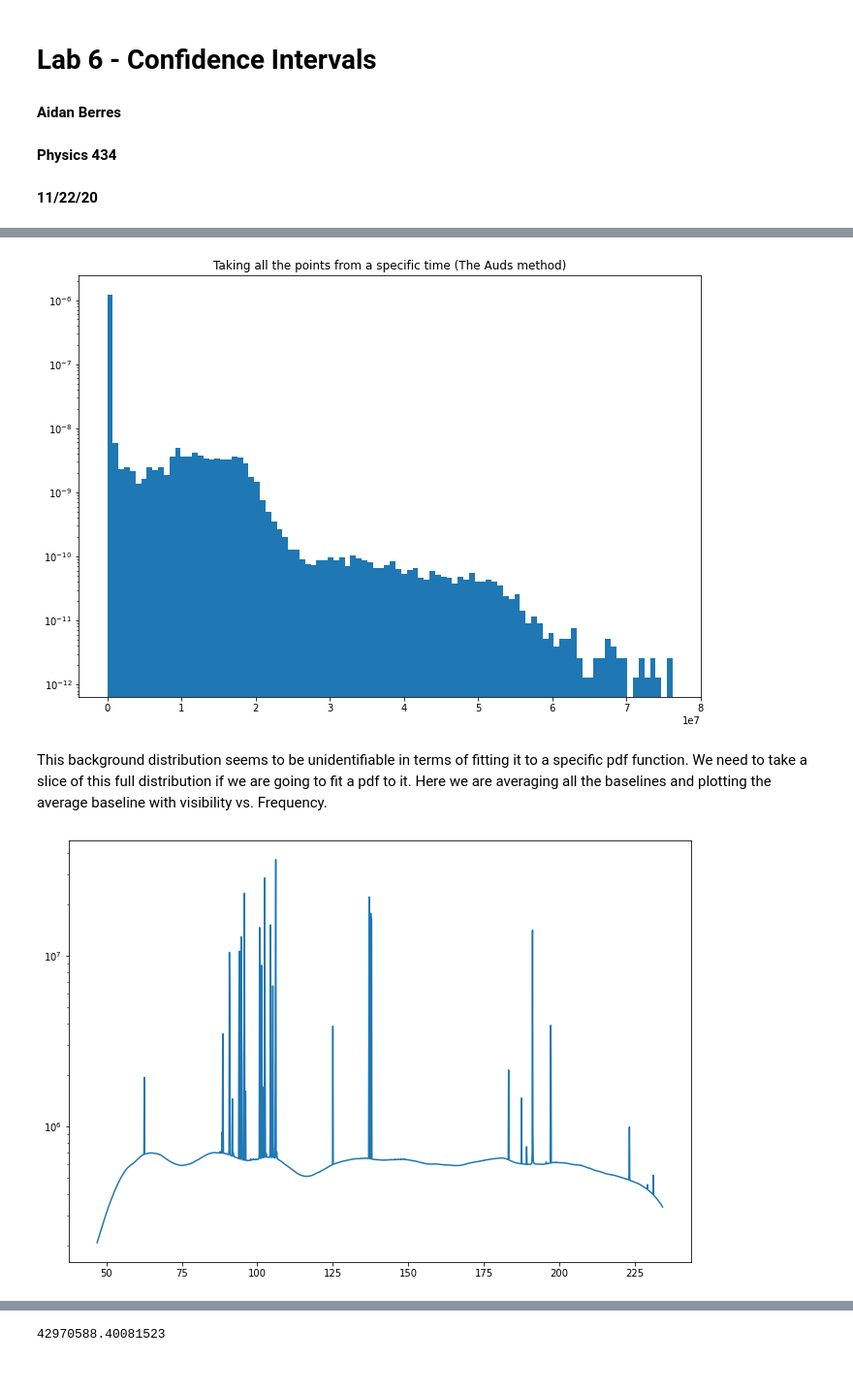
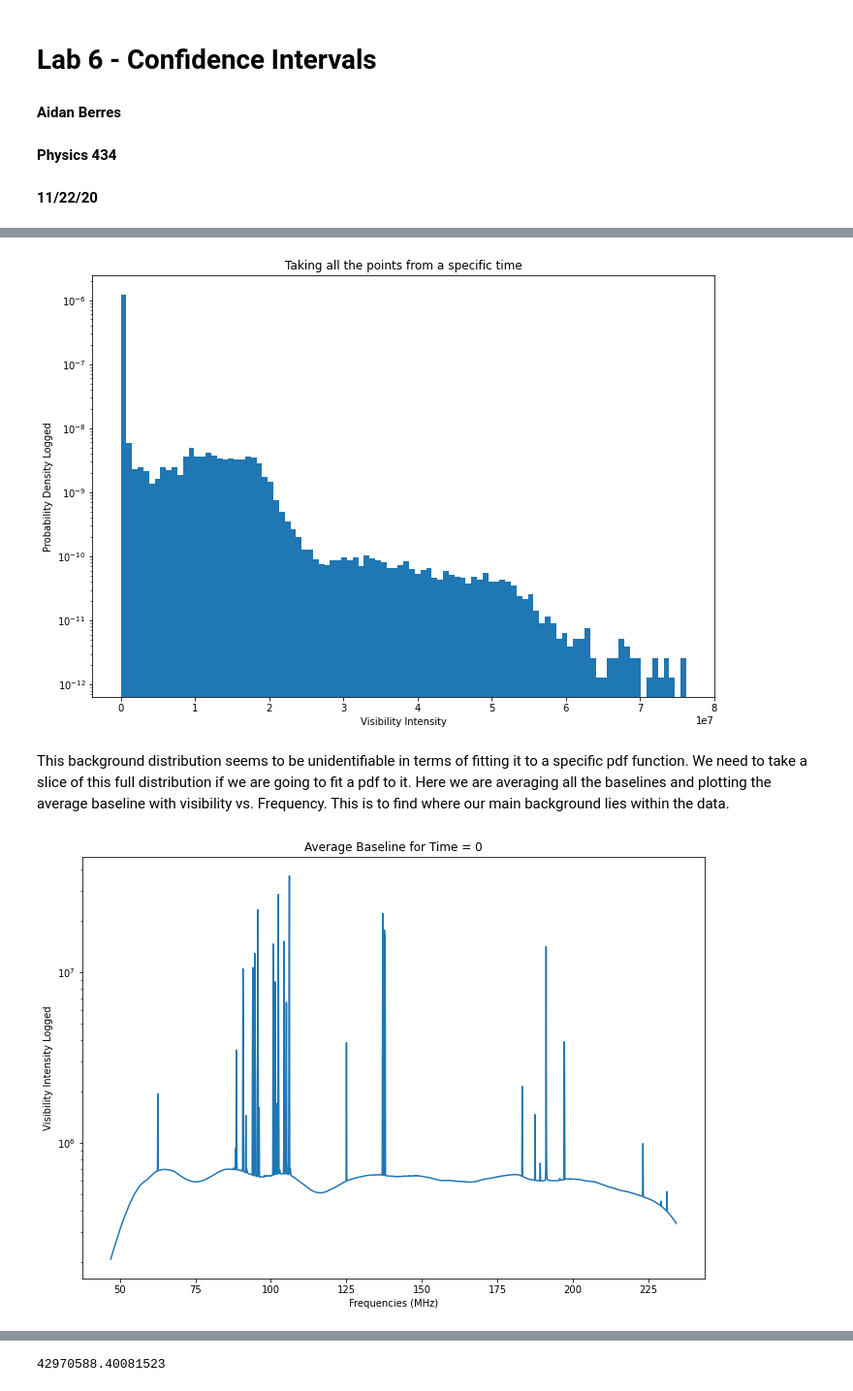
Before and after one commit to maria8ch/Phys434_BigData, a Jupyter notebook: lab6_Berres.ipynb, the cells around one changed output, grey strips where cells are left out. Shown at 97% size. Drawn from its saved outputs; the diff is of its cells as text; code cells hidden in the pictures.

```diff
--- a/lab6_Berres.ipynb
+++ b/lab6_Berres.ipynb
@@ -19,3 +14,0 @@ uv.get_data(140,23).shape
-# %%
-p=uv.get_antpairs()
-freqs = uv.freq_array[0]*1e-6
@@ -26,10 +14,0 @@ freqs.size
-# %%
-bg1=np.array([])
-i=0
-j=0
-while j<1000000:
-    d=abs(uv.get_data(p[i]).flatten())
-    bg1=np.append(bg1,d)
-    j=len(bg1)
-    i=i+1
-print(i)
@@ -42,5 +14,0 @@ plt.hist(bg1,bins=50,density=True);
-# %%
-maria=np.array([])
-for i in range(100):
-    d=abs(uv.get_data(p[i]).flatten())
-    maria=np.append(maria,d)
@@ -53,5 +14,0 @@ plt.hist(bg2,bins=100);
-# %%
-ma=np.array([])
-for i in range(len(p)):
-    ria=abs(uv.get_data(p[i]))
-    ma=np.append(ma,ria[0])
@@ -86,13 +26,15 @@ for i in range(len(p)):
 # %%
 #Aud's Method
 fig,ax=plt.subplots(figsize=(11.5,8))
-plt.title('Taking all the points from a specific time (The Auds method)')
+plt.title('Taking all the points from a specific time')
 plt.yscale('log')
+plt.xlabel('Visibility Intensity')
+plt.ylabel('Probability Density Logged')
 plt.hist(ma,bins=100,density=True);
 # %% [output]
-[figure, old version]
+[figure, new version]
 # %% [markdown]
-This background distribution seems to be unidentifiable in terms of fitting it to a specific pdf function. We need to take a slice of this full distribution if we are going to fit a pdf to it. Here we are averaging all the baselines and plotting the average baseline with visibility vs. Frequency.
+This background distribution seems to be unidentifiable in terms of fitting it to a specific pdf function. We need to take a slice of this full distribution if we are going to fit a pdf to it. Here we are averaging all the baselines and plotting the average baseline with visibility vs. Frequency. This is to find where our main background lies within the data.
 # %%
 bt = []
 for i in range(666):
@@ -101,9 +43,12 @@ for i in range(666):
 # %%
 fig,ax=plt.subplots(figsize=(11.5,8))
 bt = np.array(bt)
 mc=bt.mean(axis=0)
 plt.yscale('log')
+plt.title('Average Baseline for Time = 0')
+plt.xlabel('Frequencies (MHz)')
+plt.ylabel('Visibility Intensity Logged')
 plt.plot(freqs,mc);
 # %% [output]
-[figure, old version]
+[figure, new version]
 # %% [markdown]
```
Also changed, not shown: parts of 70 cells of this notebook.
